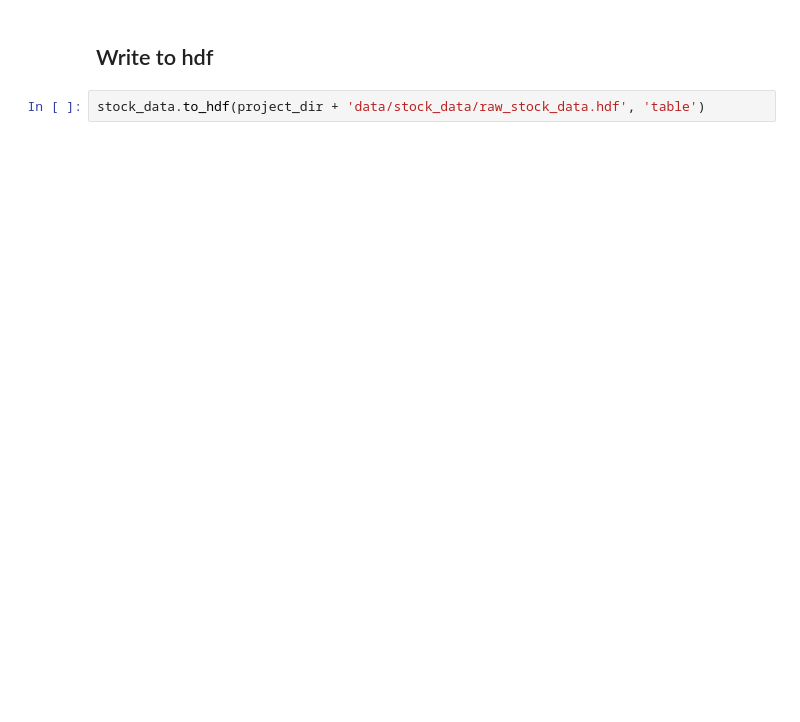
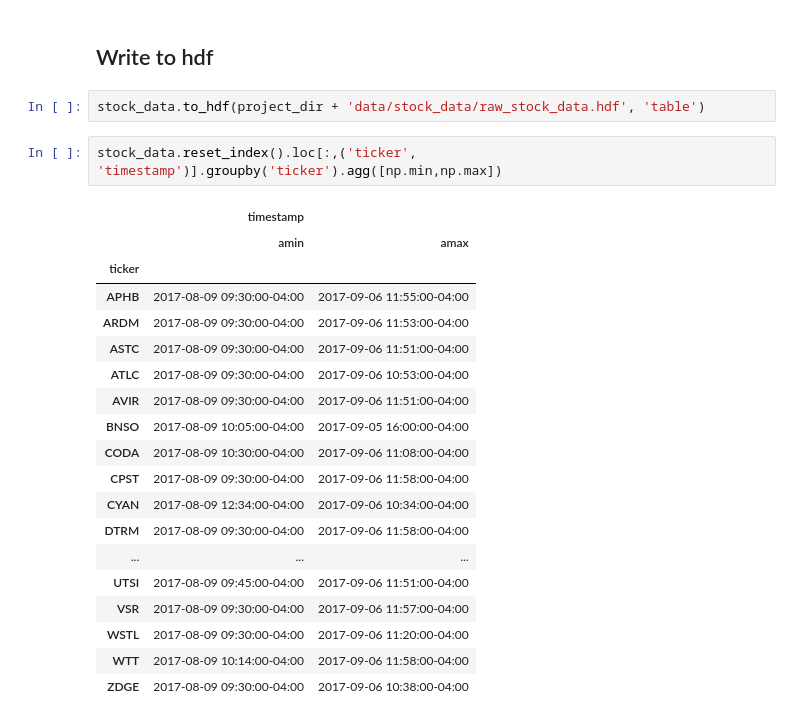
Before and after one commit to dhudsmith/marketModel, a Jupyter notebook: source/jupyter/get_and_save_stock_data.ipynb, the cells around one changed output. Cells and saved outputs as stored; diff of their text form; blank space fills up the shorter version.

```diff
--- a/source/jupyter/get_and_save_stock_data.ipynb
+++ b/source/jupyter/get_and_save_stock_data.ipynb
@@ -137,3 +138,25 @@ stock_data
 ## Write to hdf
 # %%
 stock_data.to_hdf(project_dir + 'data/stock_data/raw_stock_data.hdf', 'table')
+# %%
+stock_data.reset_index().loc[:,('ticker', 'timestamp')].groupby('ticker').agg([np.min,np.max])
+# %% [output]
+|  | timestamp |  |
+|  | amin | amax |
+| ticker |  |  |
+| APHB | 2017-08-09 09:30:00-04:00 | 2017-09-06 11:55:00-04:00 |
+| ARDM | 2017-08-09 09:30:00-04:00 | 2017-09-06 11:53:00-04:00 |
+| ASTC | 2017-08-09 09:30:00-04:00 | 2017-09-06 11:51:00-04:00 |
+| ATLC | 2017-08-09 09:30:00-04:00 | 2017-09-06 10:53:00-04:00 |
+| AVIR | 2017-08-09 09:30:00-04:00 | 2017-09-06 11:51:00-04:00 |
+| BNSO | 2017-08-09 10:05:00-04:00 | 2017-09-05 16:00:00-04:00 |
+| CODA | 2017-08-09 10:30:00-04:00 | 2017-09-06 11:08:00-04:00 |
+| CPST | 2017-08-09 09:30:00-04:00 | 2017-09-06 11:58:00-04:00 |
+| CYAN | 2017-08-09 12:34:00-04:00 | 2017-09-06 10:34:00-04:00 |
+| DTRM | 2017-08-09 09:30:00-04:00 | 2017-09-06 11:58:00-04:00 |
+| ... | ... | ... |
+| UTSI | 2017-08-09 09:45:00-04:00 | 2017-09-06 11:51:00-04:00 |
+| VSR | 2017-08-09 09:30:00-04:00 | 2017-09-06 11:57:00-04:00 |
+| WSTL | 2017-08-09 09:30:00-04:00 | 2017-09-06 11:20:00-04:00 |
+| WTT | 2017-08-09 10:14:00-04:00 | 2017-09-06 11:58:00-04:00 |
+| ZDGE | 2017-08-09 09:30:00-04:00 | 2017-09-06 10:38:00-04:00 |
```
Also changed, not shown: parts of 3 cells of this notebook, 1 other file.
